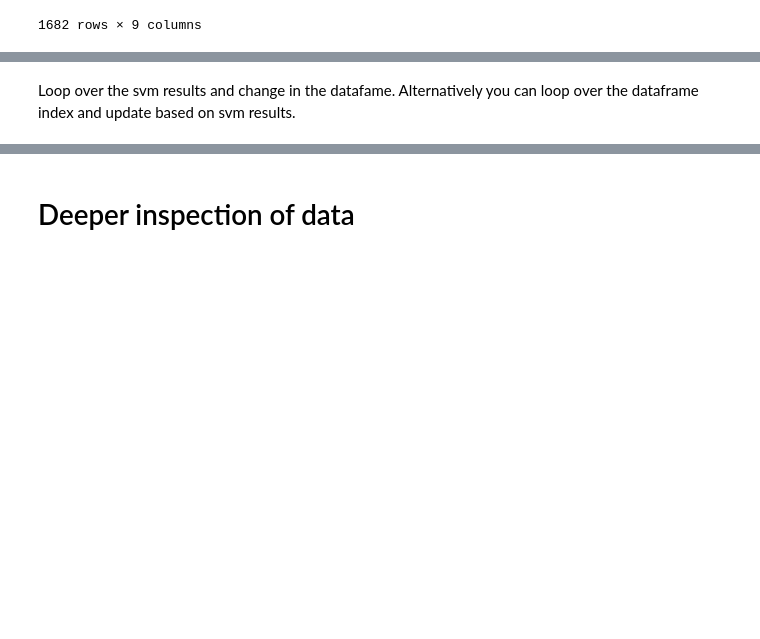
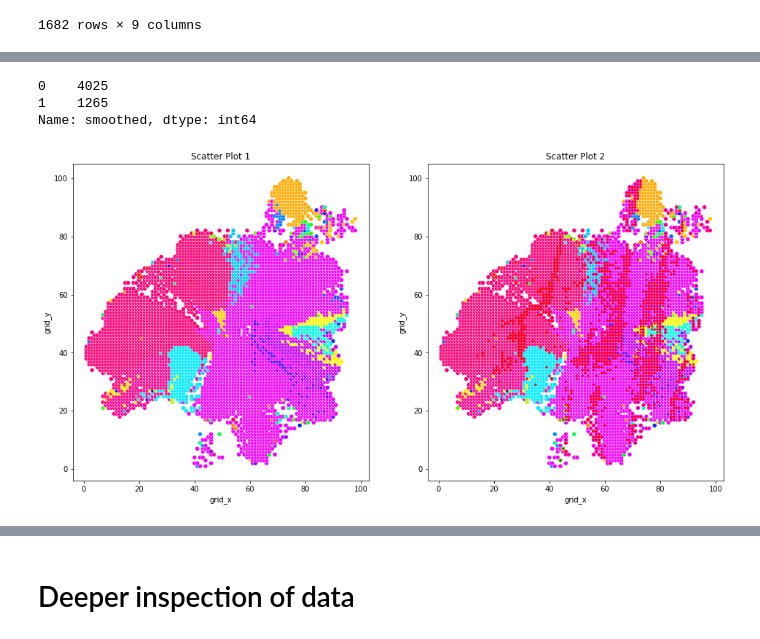
Before and after one commit to c4-lab/blf-attractor-algorithm, a Jupyter notebook: attractor_search.ipynb, the cells around one changed output, grey strips where cells are left out. Drawn from its saved outputs; the diff is of its cells as text; code cells hidden in the pictures; blank space fills up the shorter version.

```diff
--- a/attractor_search.ipynb
+++ b/attractor_search.ipynb
@@ -250 +285,4 @@ Merge_table
+# %%
+final_labels['smoothed'] = 0
+final_labels['stable_point'] = final_labels['hops'].apply(lambda x: int(x == 1))
 # %%
@@ -267,12 +324,50 @@ len(svm_results)
-# %% [markdown]
-Loop over the svm results and change in the datafame. Alternatively you can loop over the dataframe index and update based on svm results.
-# %%
-# Update the cluster labels based on SVM predictions
-for key, mapping in svm_results.items():
-    for original_index, predicted_index in mapping.items():
-        # Find the cluster label of the predicted index
-        if predicted_index in final_labels.index:
-            predicted_cluster = final_labels.loc[predicted_index, 'cluster']
-            # Find the rows in final_labels that match the original index and update their cluster label
-            if original_index in final_labels.index:
-                final_labels.loc[original_index, 'cluster'] = predicted_cluster
+# %%
+smoothed_final_labels.smoothed.value_counts()
+# %% [output]
+0    4025
+1    1265
+Name: smoothed, dtype: int64
+# %%
+import pandas as pd
+import matplotlib.pyplot as plt
+import seaborn as sns
+import random
+
+def plot_attractors_data1_data2(data1, data2, color_key="cluster", binary_col=None, binary_value=1, binary_color="red"):
+    # Get unique clusters from both datasets
+    unique_clusters1 = data1[color_key].unique()
+    unique_clusters2 = data2[color_key].unique()
+    all_unique_clusters = sorted(set(unique_clusters1) | set(unique_clusters2))
+
+    # Generating a color palette with as many colors as unique clusters
+    palette = sns.color_palette("hsv", len(all_unique_clusters))
+
+    # Randomly shuffle the palette
+    random.shuffle(palette)
+
+    # Create a mapping from cluster to color
+    cluster_color_map = {cluster: color for cluster, color in zip(all_unique_clusters, palette)}
+
+    # Creating the scatter plots
+    fig, axes = plt.subplots(1, 2, figsize=(16, 8))
+
+    # First scatter plot
+    sns.scatterplot(ax=axes[0], data=data1, x='grid_x', y='grid_y', hue=color_key, palette=cluster_color_map)
+    axes[0].legend_.remove()
+    axes[0].set_title('Scatter Plot 1')
+
+    # Second scatter plot
+    sns.scatterplot(ax=axes[1], data=data2, x='grid_x', y='grid_y', hue=color_key, palette=cluster_color_map)
+    if binary_col:
+        filtered_data = data2[data2[binary_col] == binary_value]
+        sns.scatterplot(ax=axes[1], data=filtered_data, x='grid_x', y='grid_y', color=binary_color, s=10, marker='o', edgecolor='none')
+
+    axes[1].legend_.remove()
+    axes[1].set_title('Scatter Plot 2')
+
+    plt.show()
+
+# Example usage with two datasets and a binary column
+plot_attractors_data1_data2(final_labels, smoothed_final_labels, binary_col="smoothed", binary_value=1, binary_color="red")
+# %% [output]
+[figure, added]
```
Also changed, not shown: parts of 13 cells of this notebook.
